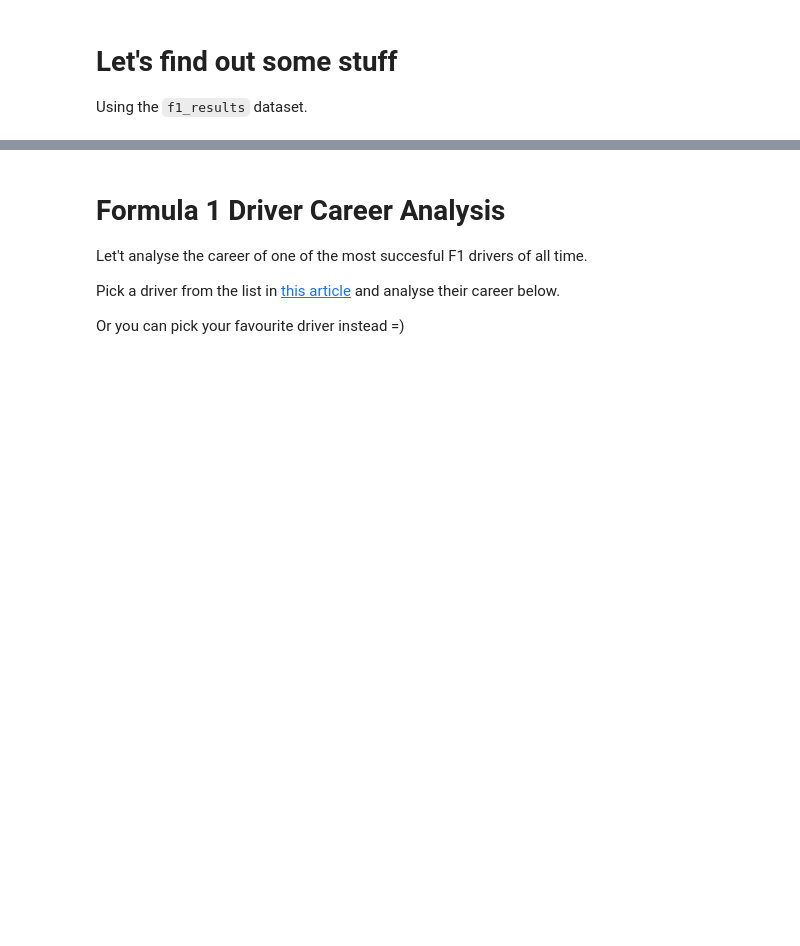
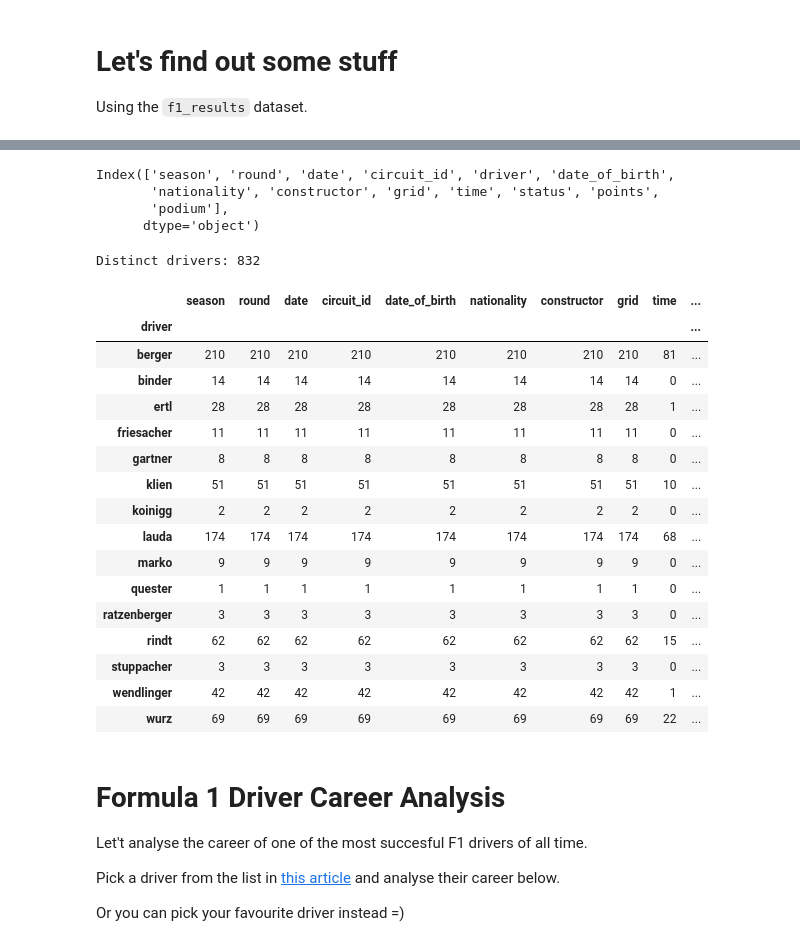
Before and after one commit to autrefois/bootcamp, a Jupyter notebook: 2022/python_workshop/notebooks/08_pandas.ipynb, the cells around one changed output, grey strips where cells are left out. Saved outputs shown, nothing was run; the diff lists cells and outputs as text; code cells hidden in the pictures; blank space fills up the shorter version.

```diff
--- a/2022/python_workshop/notebooks/08_pandas.ipynb
+++ b/2022/python_workshop/notebooks/08_pandas.ipynb
@@ -365,3 +878,5 @@ Using the `f1_results` dataset.
 # first, clean up the data in the f1_results dataframe
 
 # lowercase all the columns so that they are easier to use
+f1_results = f1_results.rename(columns=lambda x: x.lower())
+f1_results.head()
@@ -368,9 +890,37 @@ Using the `f1_results` dataset.
 # %%
 # what columns are in this dataset?
+f1_results.columns
+# %% [output]
+Index(['season', 'round', 'date', 'circuit_id', 'driver', 'date_of_birth',
+       'nationality', 'constructor', 'grid', 'time', 'status', 'points',
+       'podium'],
+      dtype='object')
 # %%
 # how many distinct drivers are in the dataset?
+print(f"Distinct drivers: {len(f1_results.groupby(['driver']))}")
+# %% [output]
+Distinct drivers: 832
 # %%
 # which of those drivers are Austrian?
+f1_results.query("nationality == 'Austrian' ").groupby('driver').count()
+# %% [output]
+|  | season | round | date | circuit_id | date_of_birth | nationality | constructor | grid | time | ... |
+| driver |  |  |  |  |  |  |  |  |  | ... |
+| berger | 210 | 210 | 210 | 210 | 210 | 210 | 210 | 210 | 81 | ... |
+| binder | 14 | 14 | 14 | 14 | 14 | 14 | 14 | 14 | 0 | ... |
+| ertl | 28 | 28 | 28 | 28 | 28 | 28 | 28 | 28 | 1 | ... |
+| friesacher | 11 | 11 | 11 | 11 | 11 | 11 | 11 | 11 | 0 | ... |
+| gartner | 8 | 8 | 8 | 8 | 8 | 8 | 8 | 8 | 0 | ... |
+| klien | 51 | 51 | 51 | 51 | 51 | 51 | 51 | 51 | 10 | ... |
+| koinigg | 2 | 2 | 2 | 2 | 2 | 2 | 2 | 2 | 0 | ... |
+| lauda | 174 | 174 | 174 | 174 | 174 | 174 | 174 | 174 | 68 | ... |
+| marko | 9 | 9 | 9 | 9 | 9 | 9 | 9 | 9 | 0 | ... |
+| quester | 1 | 1 | 1 | 1 | 1 | 1 | 1 | 1 | 0 | ... |
+| ratzenberger | 3 | 3 | 3 | 3 | 3 | 3 | 3 | 3 | 0 | ... |
+| rindt | 62 | 62 | 62 | 62 | 62 | 62 | 62 | 62 | 15 | ... |
+| stuppacher | 3 | 3 | 3 | 3 | 3 | 3 | 3 | 3 | 0 | ... |
+| wendlinger | 42 | 42 | 42 | 42 | 42 | 42 | 42 | 42 | 1 | ... |
+| wurz | 69 | 69 | 69 | 69 | 69 | 69 | 69 | 69 | 22 | ... |
 # %%
 # what are the results from the latest race?
 
```
Also changed, not shown: parts of 57 cells of this notebook, 1 other file.
